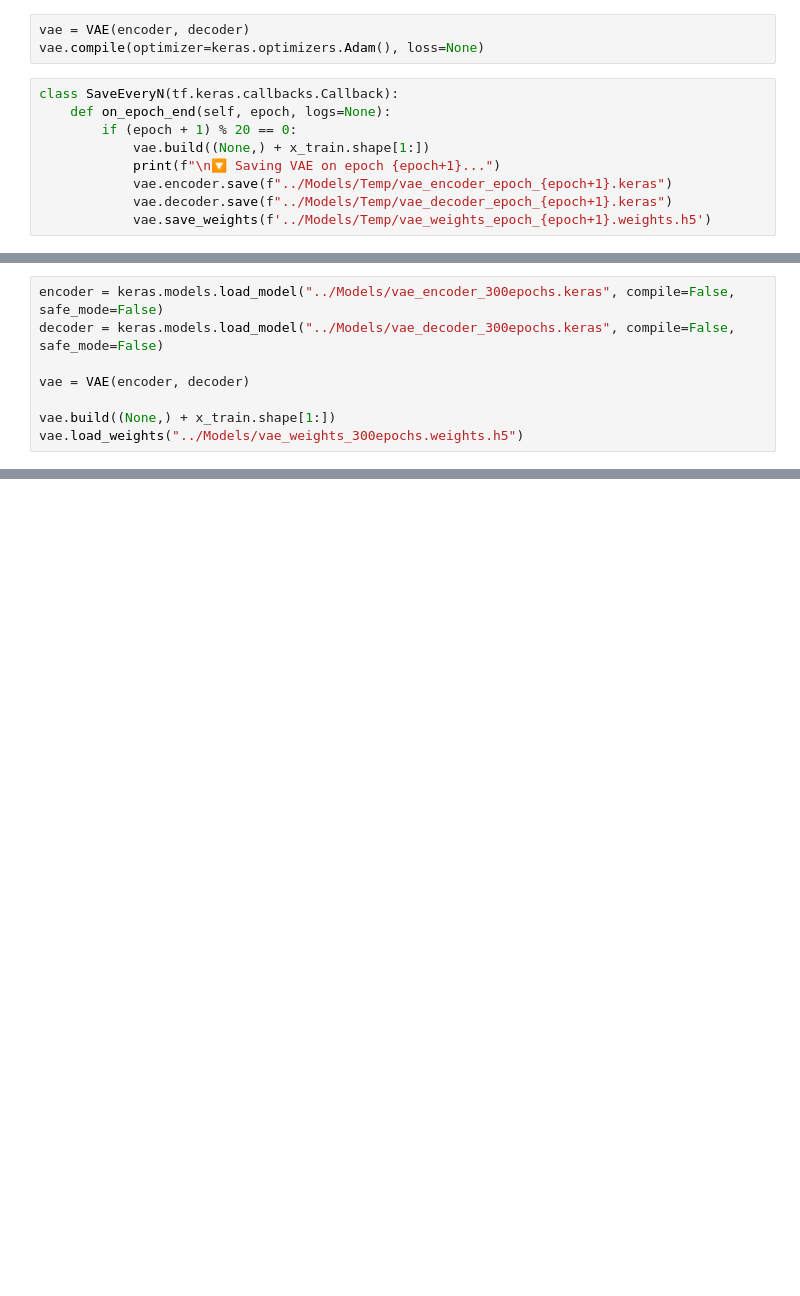
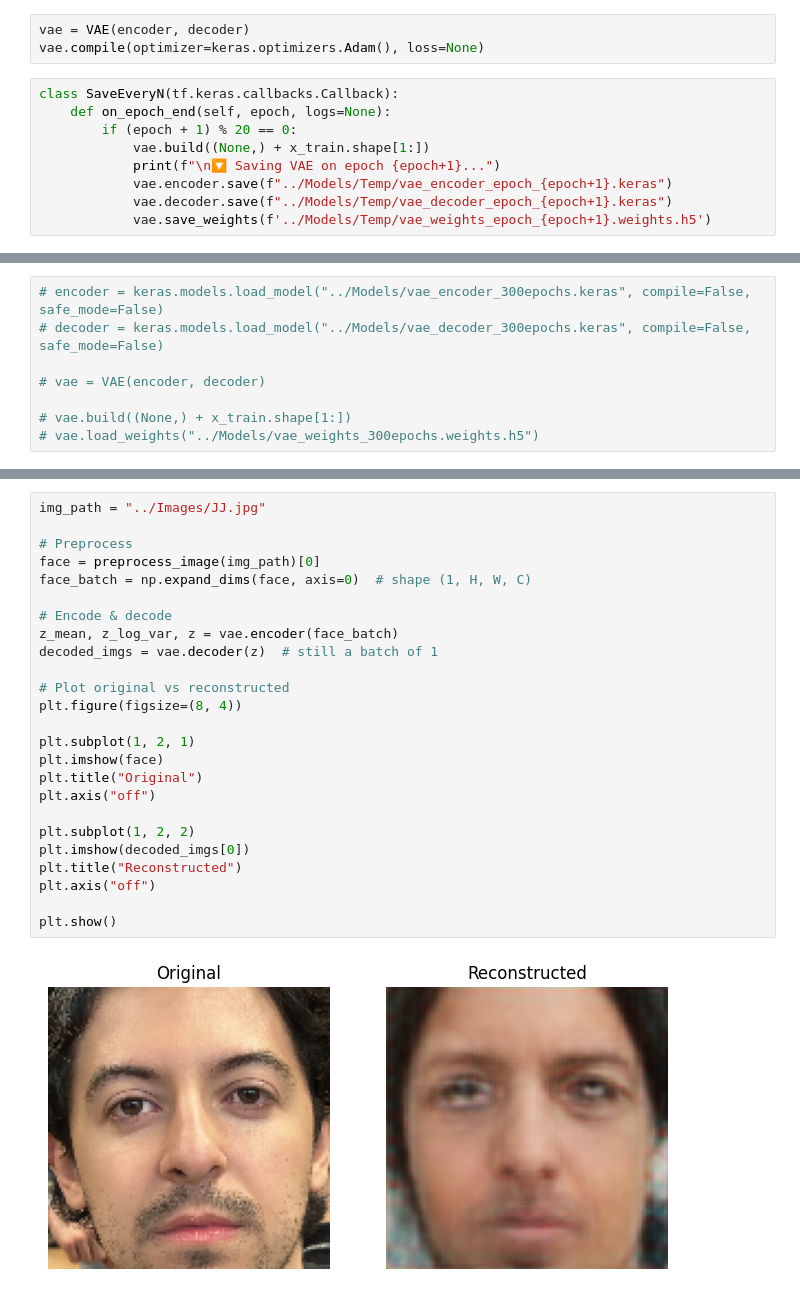
Before and after one commit to jjparrad/face_filters, a Jupyter notebook: src/Notebooks/face_filters.ipynb, the cells around one changed output, grey strips where cells are left out. Drawn from its saved outputs; the diff is of its cells as text; blank space fills up the shorter version.

```diff
--- a/src/Notebooks/face_filters.ipynb
+++ b/src/Notebooks/face_filters.ipynb
@@ -239,11 +410,11 @@ vae.save_weights('../Models/vae_weights_300epochs.weights.h5')
 # %%
-encoder = keras.models.load_model("../Models/vae_encoder_300epochs.keras", compile=False, safe_mode=False)
-decoder = keras.models.load_model("../Models/vae_decoder_300epochs.keras", compile=False, safe_mode=False)
+# encoder = keras.models.load_model("../Models/vae_encoder_300epochs.keras", compile=False, safe_mode=False)
+# decoder = keras.models.load_model("../Models/vae_decoder_300epochs.keras", compile=False, safe_mode=False)
 
-vae = VAE(encoder, decoder)
+# vae = VAE(encoder, decoder)
 
-vae.build((None,) + x_train.shape[1:])
-vae.load_weights("../Models/vae_weights_300epochs.weights.h5")
+# vae.build((None,) + x_train.shape[1:])
+# vae.load_weights("../Models/vae_weights_300epochs.weights.h5")
 # %%
 # Compare original and reconstructed images
 import matplotlib.pyplot as plt
@@ -274,0 +453,27 @@ plt.plot(epoch_range, loss, label='Training Loss')
+# %%
+img_path = "../Images/JJ.jpg"
+
+# Preprocess
+face = preprocess_image(img_path)[0]
+face_batch = np.expand_dims(face, axis=0)  # shape (1, H, W, C)
+
+# Encode & decode
+z_mean, z_log_var, z = vae.encoder(face_batch)
+decoded_imgs = vae.decoder(z)  # still a batch of 1
+
+# Plot original vs reconstructed
+plt.figure(figsize=(8, 4))
+
+plt.subplot(1, 2, 1)
+plt.imshow(face)
+plt.title("Original")
+plt.axis("off")
+
+plt.subplot(1, 2, 2)
+plt.imshow(decoded_imgs[0])
+plt.title("Reconstructed")
+plt.axis("off")
+
+plt.show()
+# %% [output]
+[figure, added]
```
Also changed, not shown: parts of 14 cells of this notebook, 18 other files.
